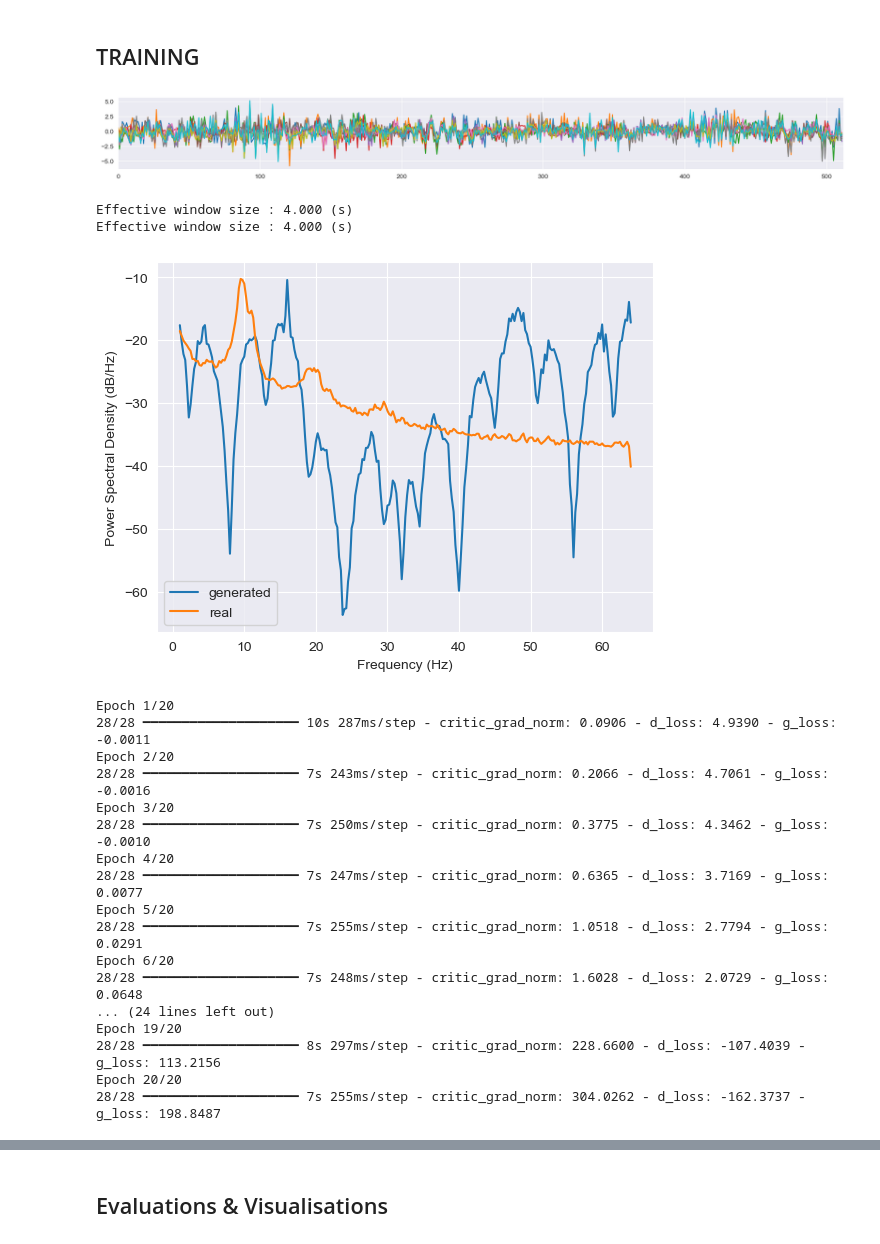
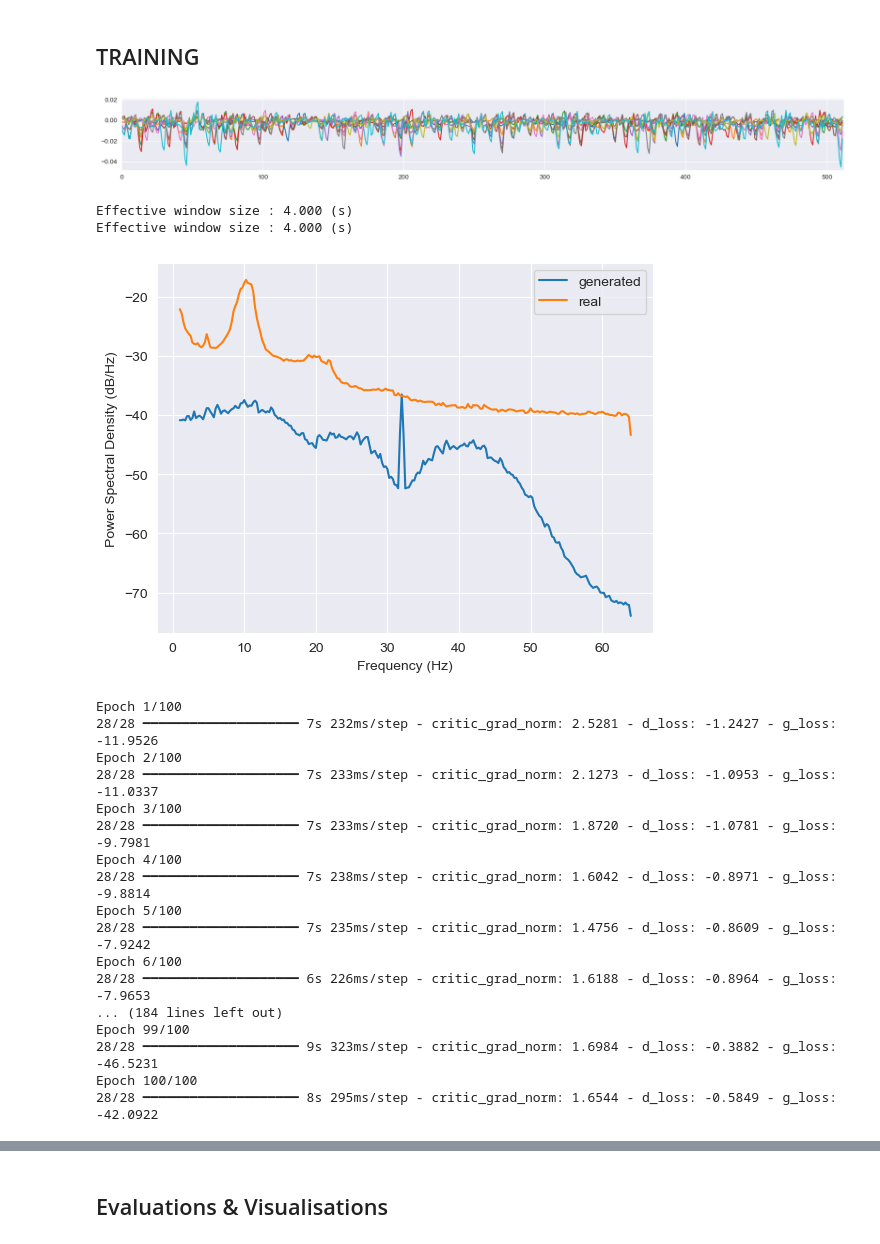
Before and after one commit to Yeganehfrh/EEGModalNet, a Jupyter notebook: notebooks/Debug.ipynb, the cells around one changed output, grey strips where cells are left out. Saved outputs shown, nothing was run; the diff lists cells and outputs as text; code cells hidden in the pictures.

```diff
--- a/notebooks/Debug.ipynb
+++ b/notebooks/Debug.ipynb
@@ -201,7 +191,7 @@ import numpy as np
 from pathlib import Path
 data_path = 'data/LEMON_data/EEG_Preprocessed/'
 
-channels = ['O2', 'O1']
+channels = ['O1']
 processed = False
 filtering = True
 time_dim = 1024
@@ -281,21 +271,18 @@ Name: sub-010024, dtype: object
 # %%
 # 2. MODEL and Plot generated data by the model before training
 latent_dim = 64
-wgan_gp = WGAN_GP(time_dim=time_dim, feature_dim=2, latent_dim=latent_dim, n_subjects=n_subject, use_sublayer_generator=True,
+wgan_gp = WGAN_GP(time_dim=time_dim, feature_dim=1, latent_dim=latent_dim, n_subjects=n_subject, use_sublayer_generator=True,
                   use_sublayer_critic=False)
 x_gen = wgan_gp.generator(keras.random.normal((len(x), latent_dim), mean=x.mean(), stddev=x.std()), torch.tensor(sub).to('mps')).cpu().detach()
-plot_overlap(x_gen[:, :, 1].unsqueeze(-1), n_seg=10, start_from=20)
-# wgan_gp.generator.summary()
+plot_overlap(x_gen, n_seg=10, start_from=20)
+plot_psd(x_gen, fmin=1, fmax=200, n_fft=512, label='generated', show=False)
+plot_psd(x, fmin=1, fmax=200, n_fft=512, label='real', show=True)
+plt.show()
 # %% [output]
-[figure, old version]
+[figure, new version]
+Effective window size : 4.000 (s)
+Effective window size : 4.000 (s)
+[figure, added]
-# %%
-plot_psd(x_gen[:, :, 1].unsqueeze(-1), fmin=1, fmax=200, n_fft=512, label='generated', show=False)
-plot_psd(x, fmin=1, fmax=200, n_fft=512, label='real', show=True)
-plt.show()
-# %% [output]
-Effective window size : 4.000 (s)
-Effective window size : 4.000 (s)
-[figure, removed]
 # %%
 torch.cuda.empty_cache() # clear GPU memory before training
 step_loss_history = StepLossHistory()
@@ -309,25 +296,25 @@ wgan_gp.compile(d_optimizer=keras.optimizers.Adam(0.0001, beta_1=0.5, beta_2=0.9
 early_stopping = keras.callbacks.EarlyStopping(monitor='g_loss', mode='min', patience=500)
 # %%
 # training
-history = wgan_gp.fit(data, epochs=20, batch_size=64, callbacks=[step_loss_history, early_stopping], shuffle=True)
+history = wgan_gp.fit(data, epochs=100, batch_size=64, callbacks=[step_loss_history, early_stopping], shuffle=True)
 # %% [output]
-Epoch 1/20
-28/28 ━━━━━━━━━━━━━━━━━━━━ 10s 287ms/step - critic_grad_norm: 0.0906 - d_loss: 4.9390 - g_loss: -0.0011
-Epoch 2/20
-28/28 ━━━━━━━━━━━━━━━━━━━━ 7s 243ms/step - critic_grad_norm: 0.2066 - d_loss: 4.7061 - g_loss: -0.0016
-Epoch 3/20
-28/28 ━━━━━━━━━━━━━━━━━━━━ 7s 250ms/step - critic_grad_norm: 0.3775 - d_loss: 4.3462 - g_loss: -0.0010
-Epoch 4/20
-28/28 ━━━━━━━━━━━━━━━━━━━━ 7s 247ms/step - critic_grad_norm: 0.6365 - d_loss: 3.7169 - g_loss: 0.0077
-Epoch 5/20
-28/28 ━━━━━━━━━━━━━━━━━━━━ 7s 255ms/step - critic_grad_norm: 1.0518 - d_loss: 2.7794 - g_loss: 0.0291
-Epoch 6/20
-28/28 ━━━━━━━━━━━━━━━━━━━━ 7s 248ms/step - critic_grad_norm: 1.6028 - d_loss: 2.0729 - g_loss: 0.0648
-... (24 lines left out)
-Epoch 19/20
-28/28 ━━━━━━━━━━━━━━━━━━━━ 8s 297ms/step - critic_grad_norm: 228.6600 - d_loss: -107.4039 - g_loss: 113.2156
-Epoch 20/20
-28/28 ━━━━━━━━━━━━━━━━━━━━ 7s 255ms/step - critic_grad_norm: 304.0262 - d_loss: -162.3737 - g_loss: 198.8487
+Epoch 1/100
+28/28 ━━━━━━━━━━━━━━━━━━━━ 7s 232ms/step - critic_grad_norm: 2.5281 - d_loss: -1.2427 - g_loss: -11.9526
+Epoch 2/100
+28/28 ━━━━━━━━━━━━━━━━━━━━ 7s 233ms/step - critic_grad_norm: 2.1273 - d_loss: -1.0953 - g_loss: -11.0337
+Epoch 3/100
+28/28 ━━━━━━━━━━━━━━━━━━━━ 7s 233ms/step - critic_grad_norm: 1.8720 - d_loss: -1.0781 - g_loss: -9.7981
+Epoch 4/100
+28/28 ━━━━━━━━━━━━━━━━━━━━ 7s 238ms/step - critic_grad_norm: 1.6042 - d_loss: -0.8971 - g_loss: -9.8814
+Epoch 5/100
+28/28 ━━━━━━━━━━━━━━━━━━━━ 7s 235ms/step - critic_grad_norm: 1.4756 - d_loss: -0.8609 - g_loss: -7.9242
+Epoch 6/100
+28/28 ━━━━━━━━━━━━━━━━━━━━ 6s 226ms/step - critic_grad_norm: 1.6188 - d_loss: -0.8964 - g_loss: -7.9653
+... (184 lines left out)
+Epoch 99/100
+28/28 ━━━━━━━━━━━━━━━━━━━━ 9s 323ms/step - critic_grad_norm: 1.6984 - d_loss: -0.3882 - g_loss: -46.5231
+Epoch 100/100
+28/28 ━━━━━━━━━━━━━━━━━━━━ 8s 295ms/step - critic_grad_norm: 1.6544 - d_loss: -0.5849 - g_loss: -42.0922
 # %%
 plt.plot(history.history['critic_grad_norm'])
 plt.title('Critic Gradient Norm')
```
Also changed, not shown: parts of 16 cells of this notebook, 1 other file.
